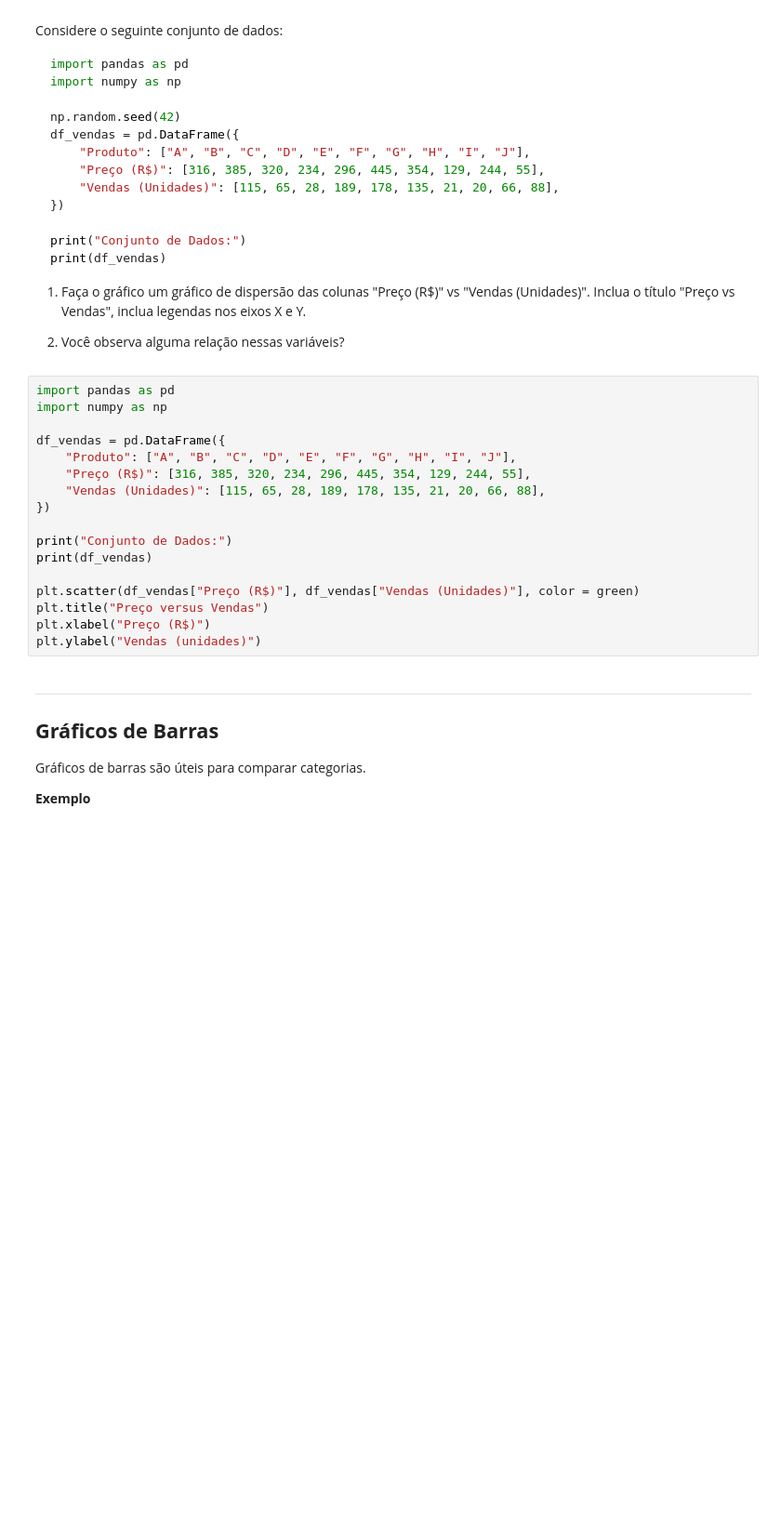
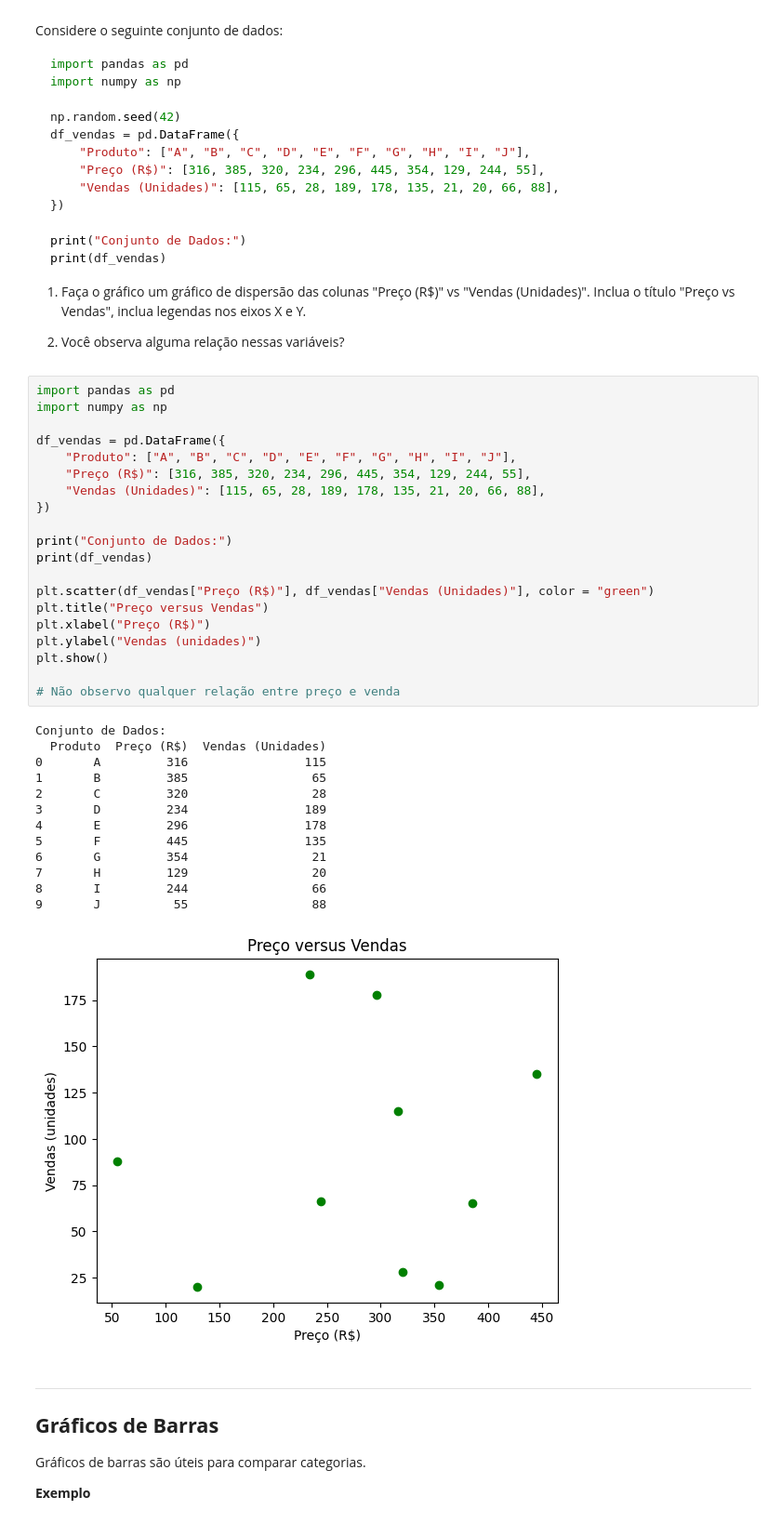
Before and after one commit to py241012463/CEE2, a Jupyter notebook: aulas.ipynb, the cells around one changed output. Shown: that part at 93% size. Saved outputs shown, nothing was run; the diff lists cells and outputs as text; blank space fills up the shorter version.

```diff
--- a/aulas.ipynb
+++ b/aulas.ipynb
@@ -4053,20 +4059,37 @@ print(df_vendas)
 # %%
 import pandas as pd
 import numpy as np
 
 df_vendas = pd.DataFrame({
     "Produto": ["A", "B", "C", "D", "E", "F", "G", "H", "I", "J"],
     "Preço (R$)": [316, 385, 320, 234, 296, 445, 354, 129, 244, 55],
     "Vendas (Unidades)": [115, 65, 28, 189, 178, 135, 21, 20, 66, 88],
 })
 
 print("Conjunto de Dados:")
 print(df_vendas)
 
-plt.scatter(df_vendas["Preço (R$)"], df_vendas["Vendas (Unidades)"], color = green)
+plt.scatter(df_vendas["Preço (R$)"], df_vendas["Vendas (Unidades)"], color = "green")
 plt.title("Preço versus Vendas")
 plt.xlabel("Preço (R$)")
 plt.ylabel("Vendas (unidades)")
+plt.show()
+
+# Não observo qualquer relação entre preço e venda
+# %% [output]
+Conjunto de Dados:
+  Produto  Preço (R$)  Vendas (Unidades)
+0       A         316                115
+1       B         385                 65
+2       C         320                 28
+3       D         234                189
+4       E         296                178
+5       F         445                135
+6       G         354                 21
+7       H         129                 20
+8       I         244                 66
+9       J          55                 88
+[figure, added]
 # %% [markdown]
 ---
 
```
Also changed, not shown: parts of 1 cell of this notebook.
